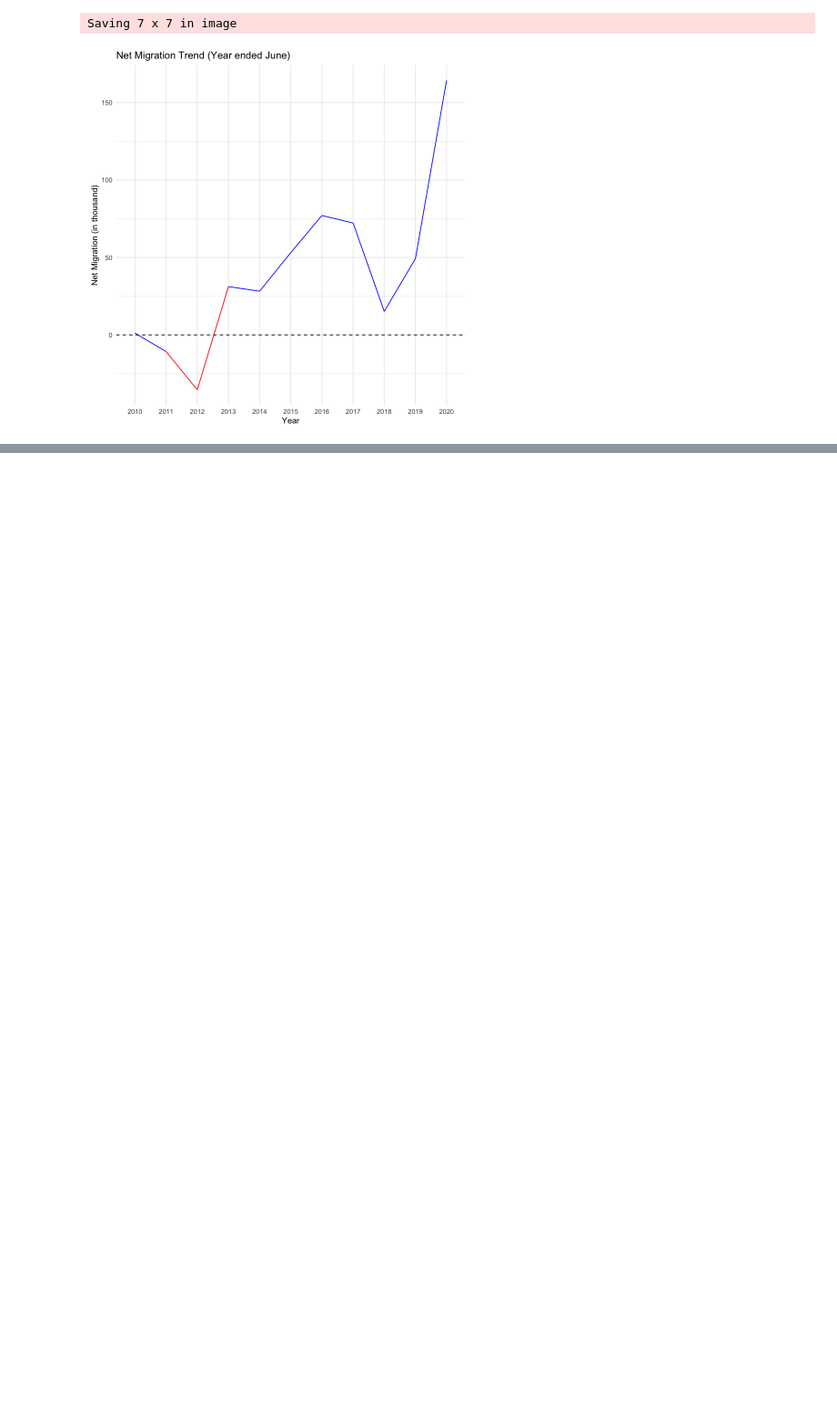
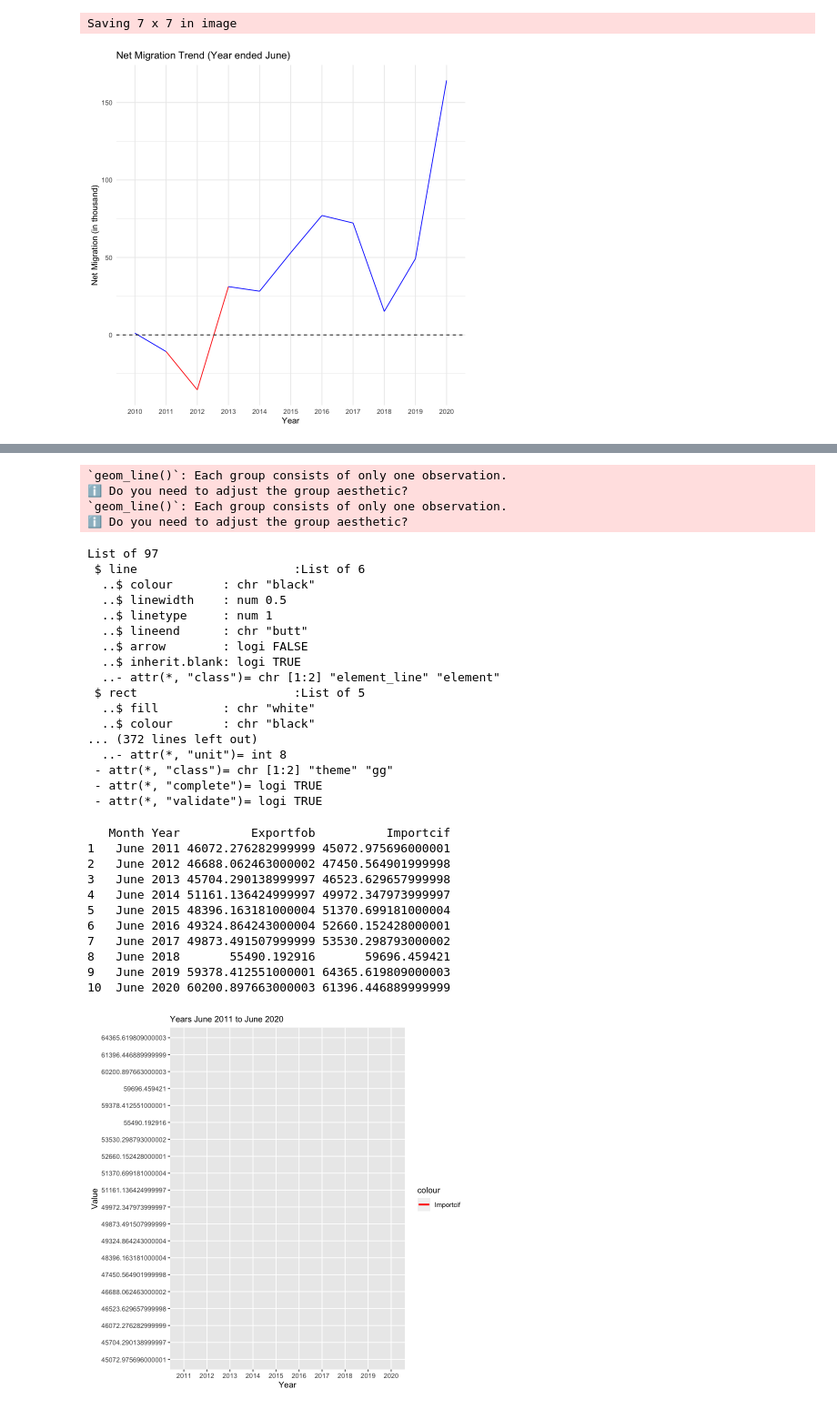
Before and after one commit to yutingzhangTina/Data201_group_project, a Jupyter notebook: education+travel+oversea trade.ipynb, the cells around one changed output, grey strips where cells are left out. Shown at 91% size. Cells and saved outputs as stored; diff of their text form; code cells hidden in the pictures; blank space fills up the shorter version.

Commit message:
update the code with the last oversea

```diff
--- a/education+travel.ipynb
+++ b/education+travel+oversea trade.ipynb
@@ -861,0 +893,4 @@ Saving 7 x 7 in image
+# %%
+June_year_ended <- read_excel('overseas-merchandise-trade-june-2020.xlsx',sheet=2)
+new_data_frame <- June_year_ended[15:24,1:ncol(June_year_ended)]
+new_data_frame
@@ -861,0 +927,9 @@ Saving 7 x 7 in image
+# %%
+selected_columns <- new_data_frame[,c(1,2,4,7)]
+# %%
+Export_import <- data.frame(
+    Month = selected_columns[,1],
+    Year = selected_columns[,2],
+  Exportsfob = selected_columns[,3],
+    Importcif = selected_columns[,4]
+    )
@@ -861,0 +966,43 @@ Saving 7 x 7 in image
+# %%
+ggplot(Export_import,aes(x=Year))+
+geom_line(aes(y=Exportfob, color="Exportfob"), size=1)+
+geom_line(aes(y=Importcif, color="Importcif"), size=1)+
+labs(titile = "Export VS. Import over 10 years",
+     subtitle ="Years June 2011 to June 2020", x= "Year", y="Value")+
+     scale_color_manual(values= c("Exportfbo"="blue","Importcif"="red"))
+theme_minimal()
+print(Export_import)
+# %% [output]
+`geom_line()`: Each group consists of only one observation.
+ℹ Do you need to adjust the group aesthetic?
+`geom_line()`: Each group consists of only one observation.
+ℹ Do you need to adjust the group aesthetic?
+List of 97
+ $ line                      :List of 6
+  ..$ colour       : chr "black"
+  ..$ linewidth    : num 0.5
+  ..$ linetype     : num 1
+  ..$ lineend      : chr "butt"
+  ..$ arrow        : logi FALSE
+  ..$ inherit.blank: logi TRUE
+  ..- attr(*, "class")= chr [1:2] "element_line" "element"
+ $ rect                      :List of 5
+  ..$ fill         : chr "white"
+  ..$ colour       : chr "black"
+... (372 lines left out)
+  ..- attr(*, "unit")= int 8
+ - attr(*, "class")= chr [1:2] "theme" "gg"
+ - attr(*, "complete")= logi TRUE
+ - attr(*, "validate")= logi TRUE
+   Month Year          Exportfob          Importcif
+1   June 2011 46072.276282999999 45072.975696000001
+2   June 2012 46688.062463000002 47450.564901999998
+3   June 2013 45704.290138999997 46523.629657999998
+4   June 2014 51161.136424999997 49972.347973999997
+5   June 2015 48396.163181000004 51370.699181000004
+6   June 2016 49324.864243000004 52660.152428000001
+7   June 2017 49873.491507999999 53530.298793000002
+8   June 2018       55490.192916       59696.459421
+9   June 2019 59378.412551000001 64365.619809000003
+10  June 2020 60200.897663000003 61396.446889999999
+[figure, added]
```
Also changed, not shown: parts of 14 cells of this notebook.
